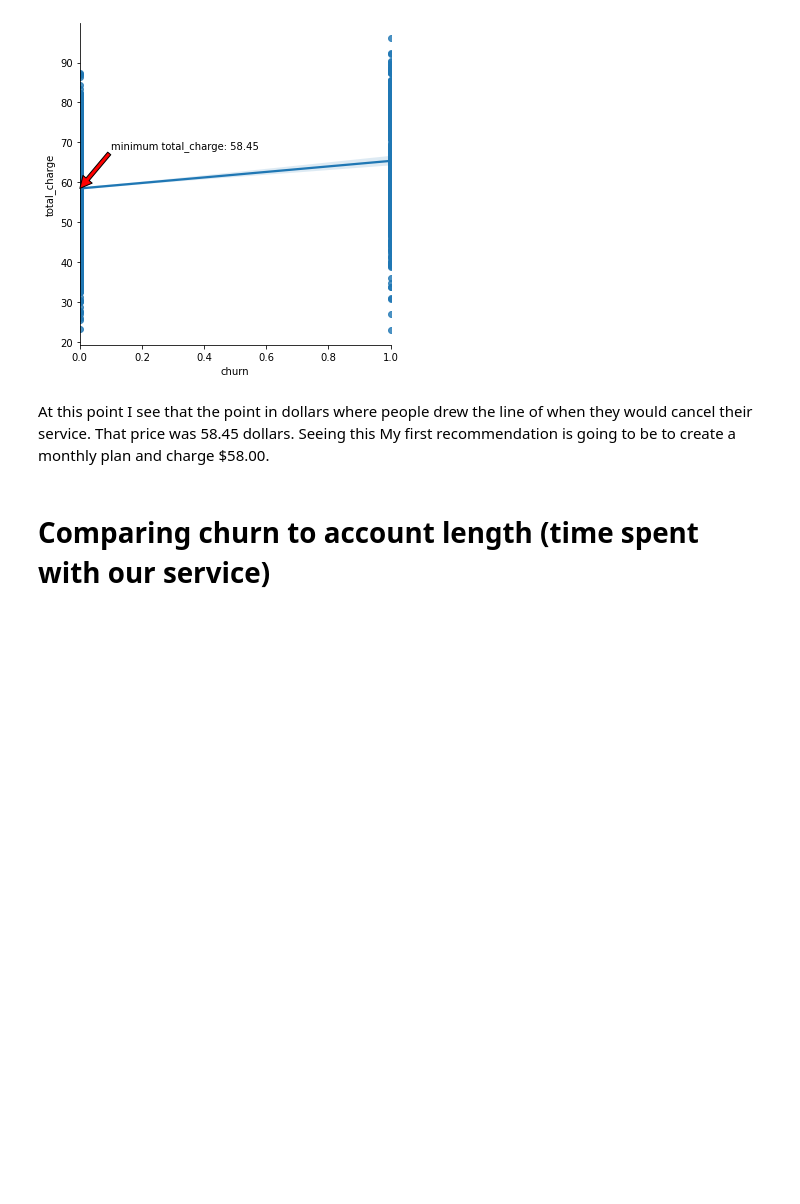
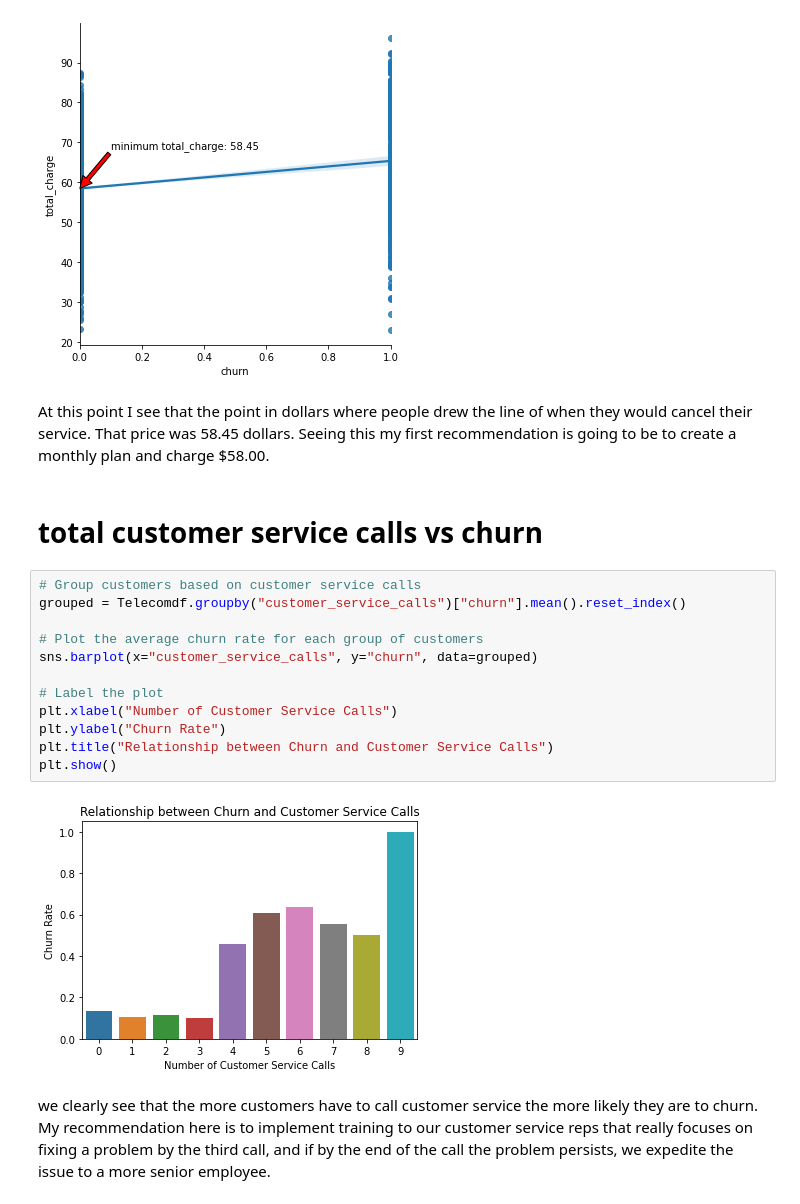
Before and after one commit to MichalOst3389/nhl_team_analysis, a Jupyter notebook: student.ipynb, the cells around one changed output. Drawn from its saved outputs; the diff is of its cells as text; blank space fills up the shorter version.

```diff
--- a/student.ipynb
+++ b/student.ipynb
@@ -339,6 +334,23 @@ plt.show()
 [figure]
 # %% [markdown]
 At this point I see that the point in dollars where people drew the line of when they would cancel their service.  That price was 58.45 dollars.
-Seeing this My first recommendation is going to be to create a monthly plan and charge $58.00.
+Seeing this my first recommendation is going to be to create a monthly plan and charge $58.00.
-# %% [markdown]
-# Comparing churn to account length (time spent with our service)
+# %% [markdown]
+# total customer service calls vs churn
+# %%
+# Group customers based on customer service calls
+grouped = Telecomdf.groupby("customer_service_calls")["churn"].mean().reset_index()
+
+# Plot the average churn rate for each group of customers
+sns.barplot(x="customer_service_calls", y="churn", data=grouped)
+
+# Label the plot
+plt.xlabel("Number of Customer Service Calls")
+plt.ylabel("Churn Rate")
+plt.title("Relationship between Churn and Customer Service Calls")
+plt.show()
+# %% [output]
+[figure, added]
+# %% [markdown]
+we clearly see that the more customers have to call customer service the more likely they are to churn.
+My recommendation here is to implement training to our customer service reps that really focuses on fixing a problem by the third call, and if by the end of the call the problem persists, we expedite the issue to a more senior employee.
```
Also changed, not shown: parts of 32 cells of this notebook.
